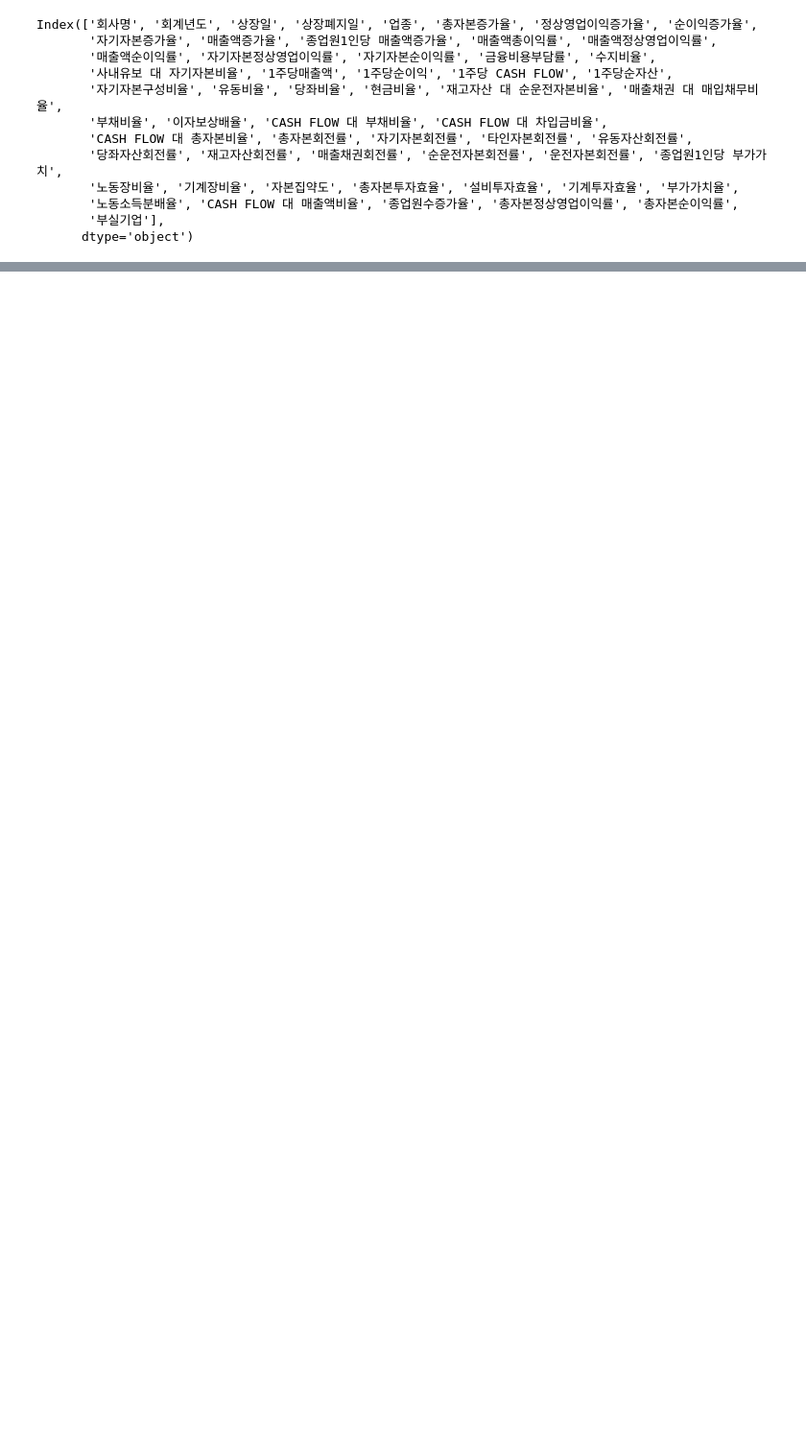
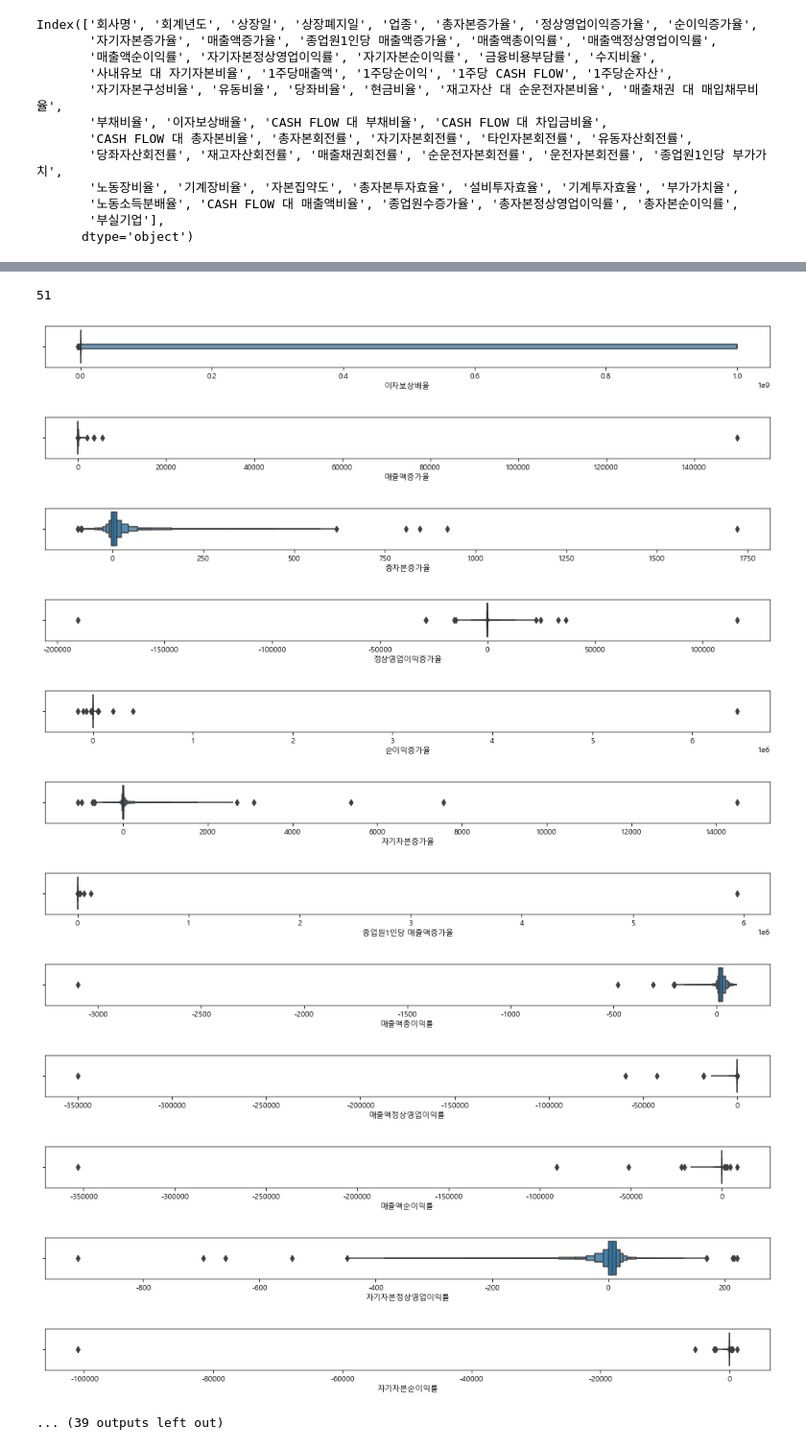
Before and after one commit to jkim0313/project2_quaero, a Jupyter notebook: preprocess_lessfeatures.ipynb, the cells around one changed output, grey strips where cells are left out. Shown at 96% size. Cells and saved outputs as stored; diff of their text form; code cells hidden in the pictures; blank space fills up the shorter version.

```diff
--- a/preprocess_lessfeatures.ipynb
+++ b/preprocess_lessfeatures.ipynb
@@ -349,0 +374,32 @@ df.to_csv('data/부실기업지정.csv', encoding='CP949')
+# %%
+# 박스플롯으로 이상치를 확인해 볼 컬럼명 리스트
+box_list = ['이자보상배율', '매출액증가율', '총자본증가율', '정상영업이익증가율', '순이익증가율', '자기자본증가율', '종업원1인당 매출액증가율', '매출액총이익률', '매출액정상영업이익률', '매출액순이익률', '자기자본정상영업이익률', '자기자본순이익률', '금융비용부담률', '수지비율', '사내유보 대 자기자본비율', '1주당매출액', '1주당순이익', '1주당 CASH FLOW', '1주당순자산', '자기자본구성비율', '유동비율', '당좌비율', '현금비율', '재고자산 대 순운전자본비율', '매출채권 대 매입채무비율', '부채비율', 'CASH FLOW 대 부채비율', 'CASH FLOW 대 차입금비율', 'CASH FLOW 대 총자본비율', '총자본회전률', '자기자본회전률', '타인자본회전률', '유동자산회전률', '당좌자산회전률', '재고자산회전률', '매출채권회전률', '순운전자본회전률', '운전자본회전률', '종업원1인당 부가가치', '노동장비율', '기계장비율', '자본집약도', '총자본투자효율', '설비투자효율', '기계투자효율', '부가가치율', '노동소득분배율', 'CASH FLOW 대 매출액비율', '종업원수증가율', '총자본정상영업이익률', '총자본순이익률']
+# %%
+len(box_list)
+# %% [output]
+51
+# %%
+# 박스플롯
+import matplotlib.pyplot as plt
+import seaborn as sns
+%matplotlib inline
+
+plt.rcParams['axes.unicode_minus'] = False
+plt.rcParams["font.family"] = "Malgun Gothic"
+for column in df.loc[:,box_list]:
+    plt.figure(figsize=(17, 1))
+    sns.boxenplot(data=df, x=column)
+# %% [output]
+[figure, added]
+[figure, added]
+[figure, added]
+[figure, added]
+[figure, added]
+[figure, added]
+[figure, added]
+[figure, added]
+[figure, added]
+[figure, added]
+[figure, added]
+[figure, added]
+... (39 outputs left out)
```
Also changed, not shown: parts of 23 cells of this notebook.
